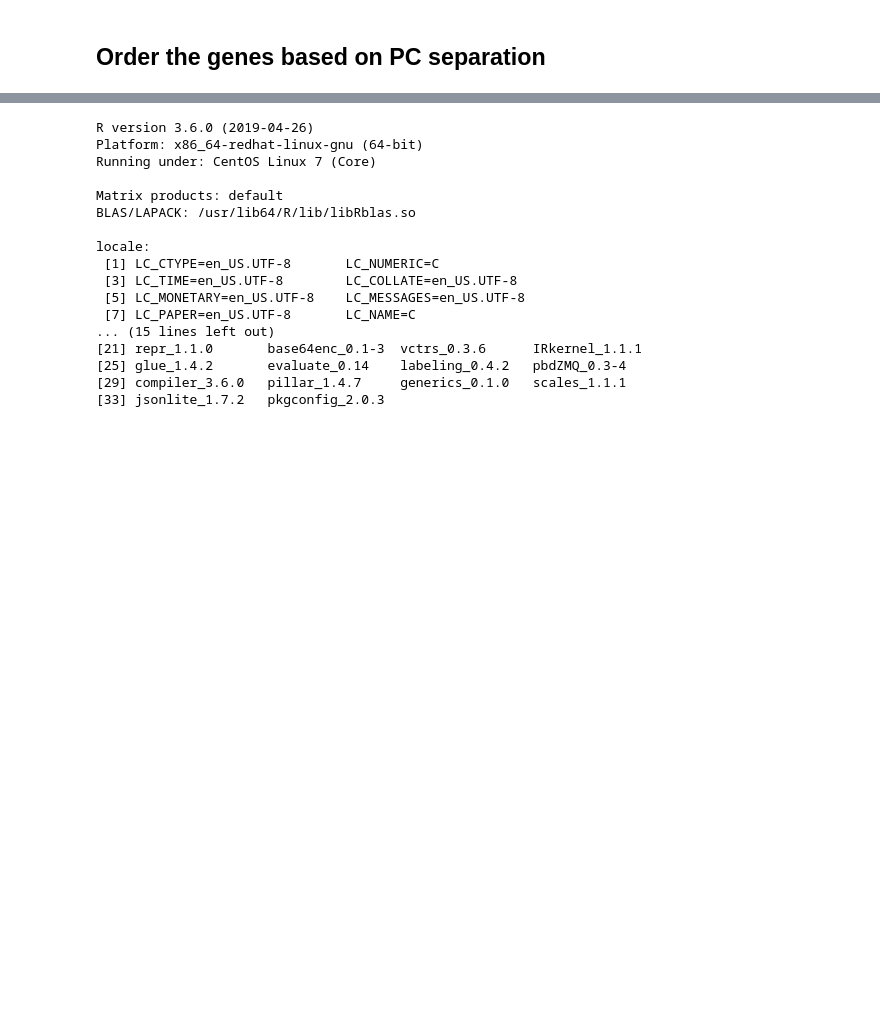
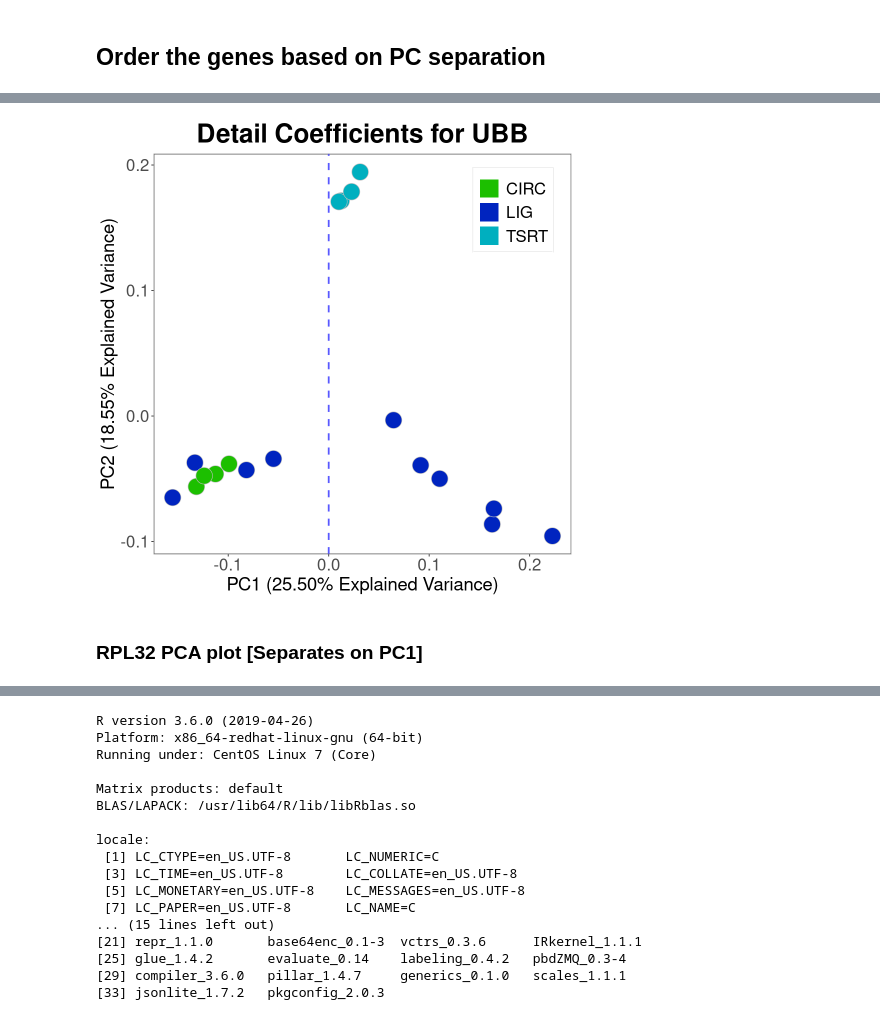
Before and after one commit to Dowell-Lab/Protocol-Comparisons, a Jupyter notebook: notebooks/gene_pca_plots.ipynb, the cells around one changed output, grey strips where cells are left out. Cells and saved outputs as stored; diff of their text form; code cells hidden in the pictures; blank space fills up the shorter version.

```diff
--- a/notebooks/gene_pca_plots.ipynb
+++ b/notebooks/gene_pca_plots.ipynb
@@ -165,0 +292,47 @@ genes_pc1_plot
+# %%
+options(repr.plot.width=8, repr.plot.height=8)
+ubb_lib_plot <- ggplot(ubb_pc, aes(PC1, PC2,fill=Library)) +
+        xlab("PC1 (25.50% Explained Variance)") +
+        ylab("PC2 (18.55% Explained Variance)") +
+        ggtitle('Detail Coefficients for UBB') +
+        geom_point(size=9, shape=21,color="gray") +
+        theme_bw() +
+        geom_vline(xintercept=0, linetype="dashed",
+                    color = "blue", size=1, alpha=0.65) +
+        guides(fill = guide_legend(override.aes = list(shape = 15,
+                                                   size = 10,
+                                                  col=c('#1CBF00',
+                                                        '#0024BF',
+                                                        '#00AFBF')))) +
+        scale_fill_manual(name="    Library",
+                          values = c('#1CBF00','#0024BF','#00AFBF'),
+                         labels = c("CIRC","LIG", "TSRT")
+                         ) +
+        theme(panel.grid.major = element_blank(),
+              panel.grid.minor = element_blank(),
+              panel.background = element_rect(colour = "black", size=0.75))+
+        theme(plot.title = element_text(hjust = 0.5, face = "bold"),
+              title = element_text(size = 26),
+              axis.title = element_text(size = 22),
+              axis.text = element_text(size = 20),
+             legend.title =  element_blank(),
+             legend.text = element_text(size = 20)) +
+        theme(
+            panel.background = element_rect(fill = "white"),
+            panel.border = element_rect(colour = "gray", fill=NA),
+            plot.background = element_rect(fill = "transparent",
+                                           color = NA),
+            legend.key = element_rect(colour = "transparent",
+                                      fill = "transparent"),
+            legend.background = element_rect(fill = "transparent",
+                                             colour = 'white',
+                                             linetype='solid'),
+            legend.box.background = element_rect(fill = "transparent")
+
+        ) + theme(legend.position = c(0.86, 0.86))
+
+ubb_lib_plot
+# %% [output]
+[figure, added]
+# %% [markdown]
+### RPL32 PCA plot [Separates on PC1]
```
Also changed, not shown: parts of 39 cells of this notebook, 15 other files.
